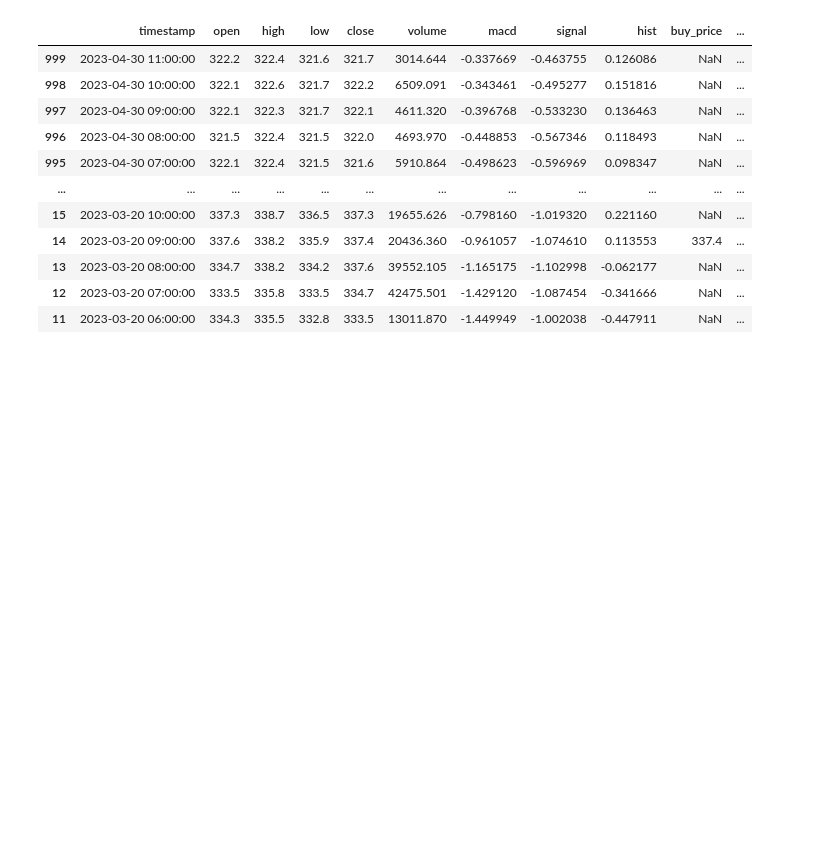
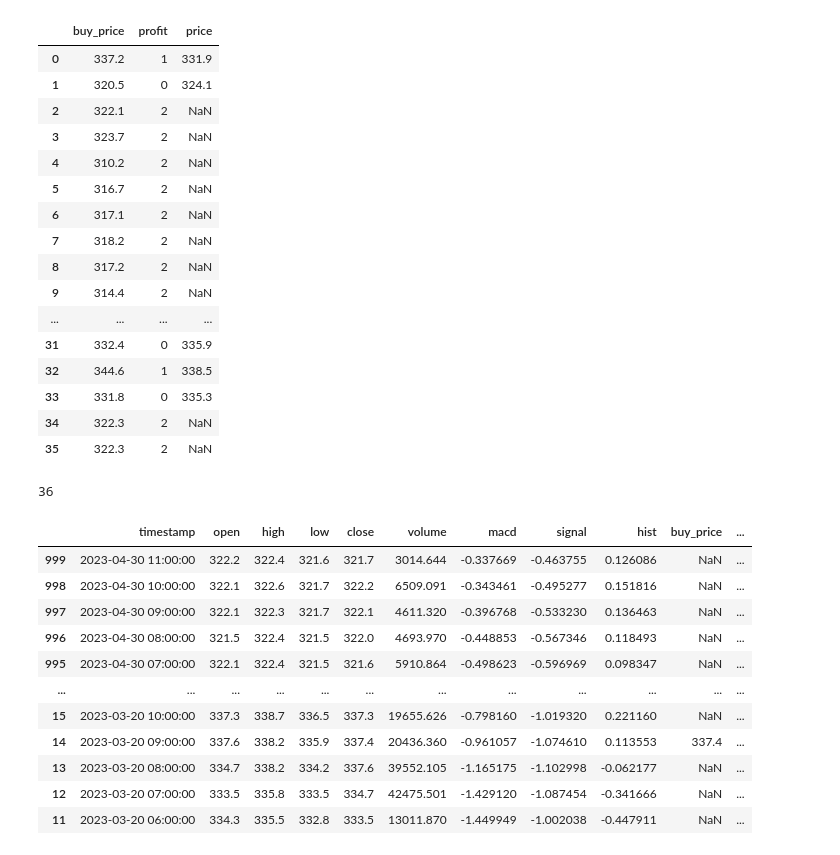
Before and after one commit to Islom-Radjapov/Python-Binance, a Jupyter notebook: Backtest.ipynb, the cells around one changed output. Saved outputs shown, nothing was run; the diff lists cells and outputs as text; code cells hidden in the pictures; blank space fills up the shorter version.

```diff
--- a/Backtest.ipynb
+++ b/Backtest.ipynb
@@ -144,6 +92,0 @@ df
-# %%
-for x in range(len(df)):
-    if signal.iloc[x].macd_signal == 1:
-        before = get_candle_1h_before(df.iloc[x].name)
-        print(before)
-        break
@@ -158,0 +116,47 @@ Time
+# %%
+profit = pd.DataFrame(columns=['buy_price', 'profit', 'price'], index=range(36))
+n = 0
+for x in range(len(all)):
+    if all.iloc[x].macd_signal == 1:
+        row1 = all.iloc[x]
+        profit.iloc[n]['buy_price'] = row1.close
+        after = get_candle_1m_after(df.iloc[x].time)
+        for y in range(len(after)):
+            row2 = after.iloc[y]
+            if row1.close <= row2.close - (row2.close * 0.01):
+                profit.iloc[n]['profit'] = 0
+                profit.iloc[n]['price'] = row2.close
+                n += 1
+                break
+            elif row1.close >= row2.close + (row2.close * 0.015):
+                profit.iloc[n]['profit'] = 1
+                profit.iloc[n]['price'] = row2.close
+                n += 1
+                break
+        else:
+            profit.iloc[n]['profit'] = 2
+            n += 1
+# %%
+profit
+# %% [output]
+|  | buy_price | profit | price |
+| 0 | 337.2 | 1 | 331.9 |
+| 1 | 320.5 | 0 | 324.1 |
+| 2 | 322.1 | 2 | NaN |
+| 3 | 323.7 | 2 | NaN |
+| 4 | 310.2 | 2 | NaN |
+| 5 | 316.7 | 2 | NaN |
+| 6 | 317.1 | 2 | NaN |
+| 7 | 318.2 | 2 | NaN |
+| 8 | 317.2 | 2 | NaN |
+| 9 | 314.4 | 2 | NaN |
+| ... | ... | ... | ... |
+| 31 | 332.4 | 0 | 335.9 |
+| 32 | 344.6 | 1 | 338.5 |
+| 33 | 331.8 | 0 | 335.3 |
+| 34 | 322.3 | 2 | NaN |
+| 35 | 322.3 | 2 | NaN |
+# %%
+len(profit)
+# %% [output]
+36
```
Also changed, not shown: parts of 9 cells of this notebook.
